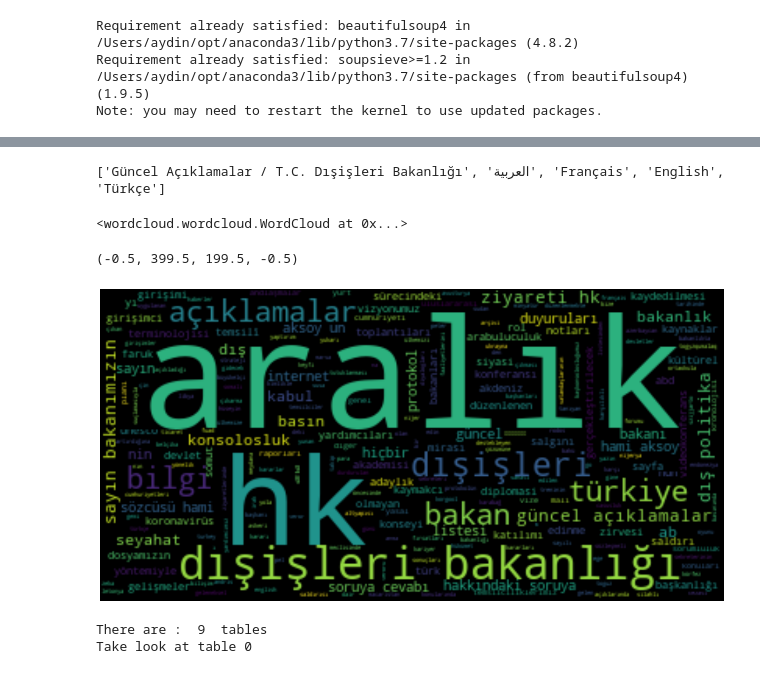
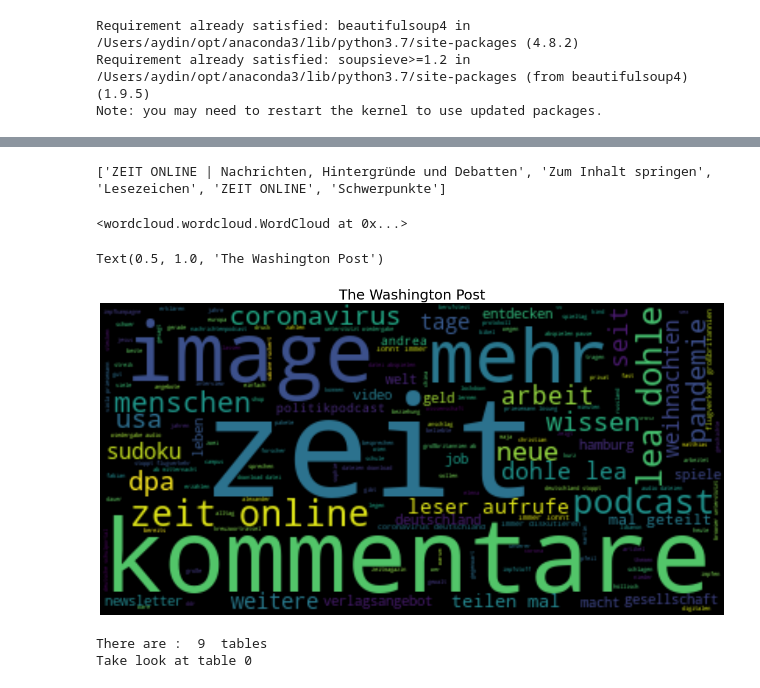
Before and after one commit to maydinn/python_lessons_notes, a Jupyter notebook: nlp.ipynb, the cells around one changed output, grey strips where cells are left out. Saved outputs shown, nothing was run; the diff lists cells and outputs as text; code cells hidden in the pictures.

```diff
--- a/nlp.ipynb
+++ b/nlp.ipynb
@@ -254,5 +249,7 @@ https://www.posta.com.tr
 # %%
-url = "http://www.mfa.gov.tr/sub.tr.mfa?3fc6582e-a37b-40d1-847a-6914dc12fb60"
+#url = "https://www.nytimes.com"
+#url = 'https://www.washingtonpost.com'
+url='https://www.zeit.de/index'
 html = urlopen(url).read()
 soup = BeautifulSoup(html)
 
@@ -263,7 +260,7 @@ for script in soup(["script", "style"]):
 strips = list(soup.stripped_strings)
 print(strips[:5])
 # %% [output]
-['Güncel Açıklamalar / T.C. Dışişleri Bakanlığı', 'العربية', 'Français', 'English', 'Türkçe']
+['ZEIT ONLINE | Nachrichten, Hintergründe und Debatten', 'Zum Inhalt springen', 'Lesezeichen', 'ZEIT ONLINE', 'Schwerpunkte']
 # %%
 text = " ".join(strips)
 # %%
@@ -280,10 +277,11 @@ wordcloud.generate(original)
 # %%
 plt.figure(figsize=(20,20))
 plt.imshow(wordcloud, interpolation='bilinear')
 plt.axis('off')
+plt.title('The Washington Post', fontdict={'fontsize': 25})
 # %% [output]
-(-0.5, 399.5, 199.5, -0.5)
+Text(0.5, 1.0, 'The Washington Post')
-[figure, old version]
+[figure, new version]
 # %%
 import requests
 import lxml.html as lh
```
Also changed, not shown: parts of 8 cells of this notebook, 3 other files.
